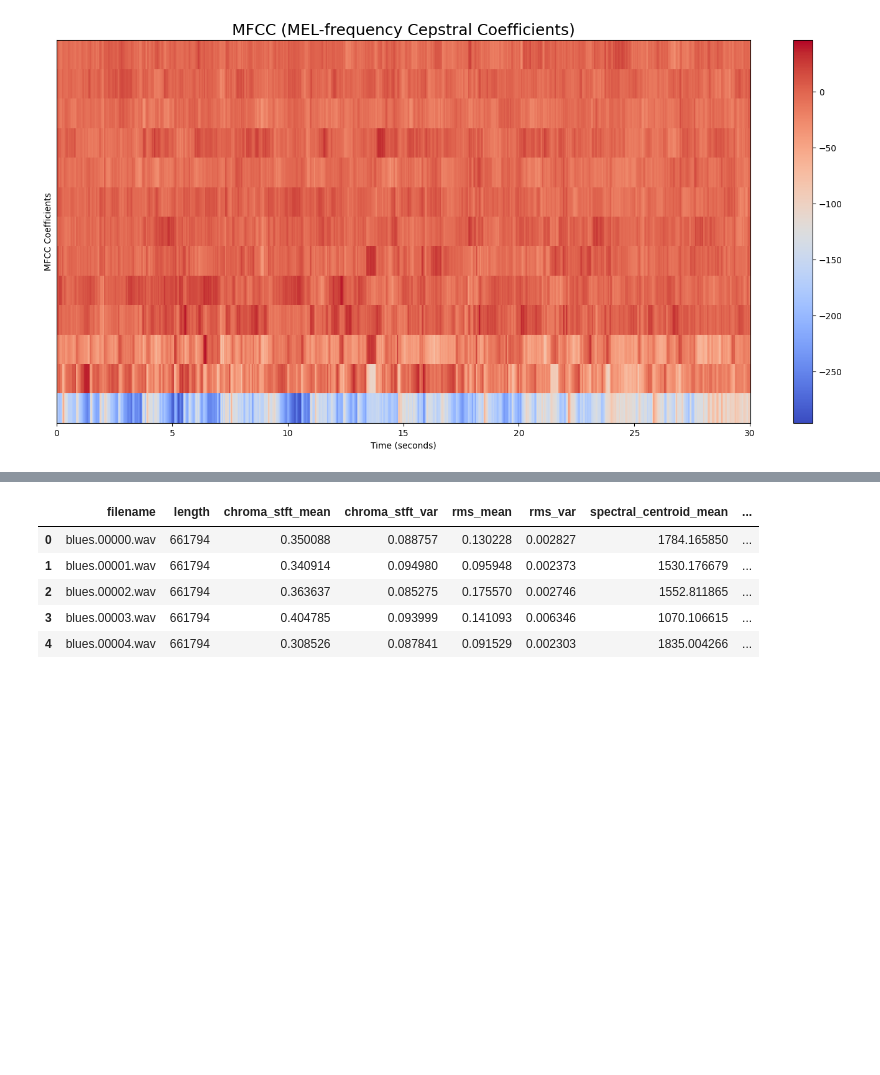
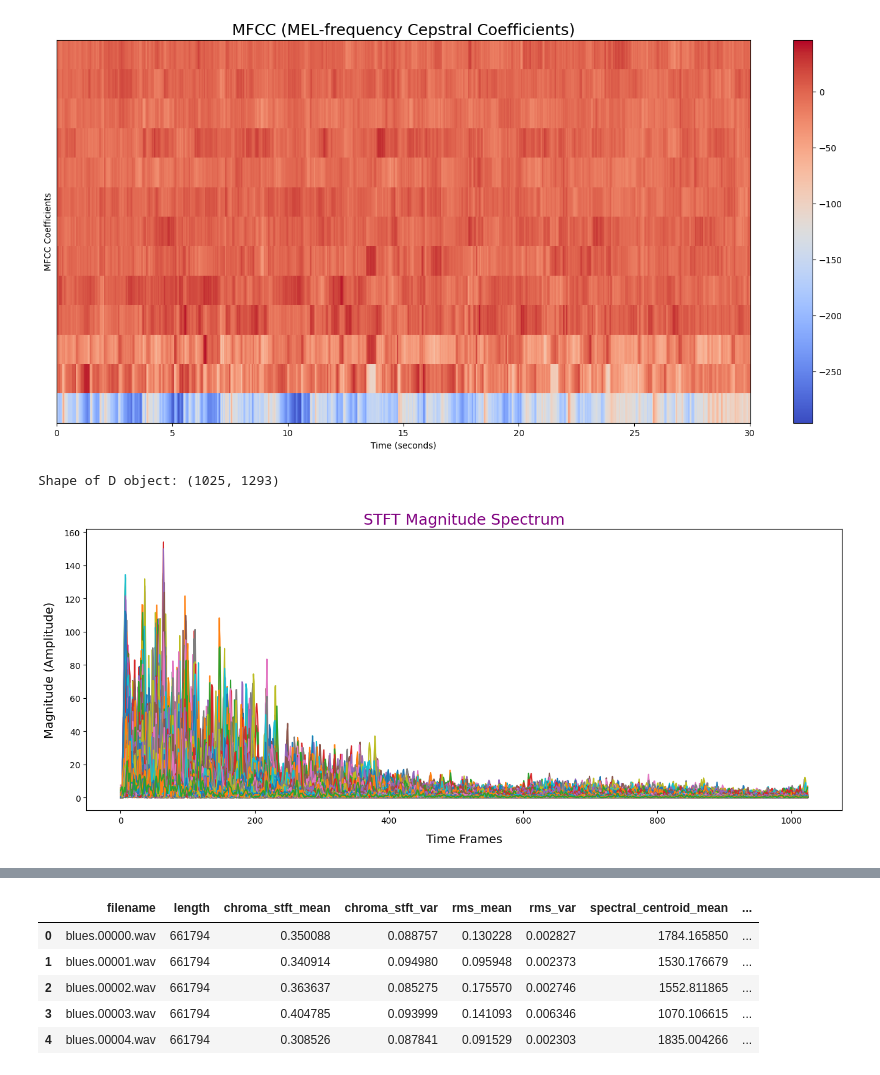
Before and after one commit to ezgisubasii/MusicGenreClassification, a Jupyter notebook: MusicGenreClassification.ipynb, the cells around one changed output, grey strips where cells are left out. Cells and saved outputs as stored; diff of their text form; code cells hidden in the pictures; blank space fills up the shorter version.

Commit message:
Update MusicGenreClassification.ipynb
Add spectrogram and waveform visualizations

```diff
--- a/MusicGenreClassification.ipynb
+++ b/MusicGenreClassification.ipynb
@@ -90,3 +90,20 @@ plt.ylabel("MFCC Coefficients")
 plt.show()
 # %% [output]
 [figure]
+# %%
+fft_size  = 2048
+step_size = 512
+
+#Short-time Fourier transform(STFT)
+D = np.abs(librosa.stft(audio_file, n_fft=fft_size, hop_length=step_size))
+print('Shape of D object:', np.shape(D))
+# %% [output]
+Shape of D object: (1025, 1293)
+# %%
+plt.figure(figsize = (16, 6))
+plt.plot(D)
+plt.title("STFT Magnitude Spectrum", fontsize=18, color="purple", loc="center")
+plt.xlabel("Time Frames", fontsize=14, labelpad=10)
+plt.ylabel("Magnitude (Amplitude)", fontsize=14, labelpad=10);
+# %% [output]
+[figure, added]
```
Also changed, not shown: parts of 3 cells of this notebook.
